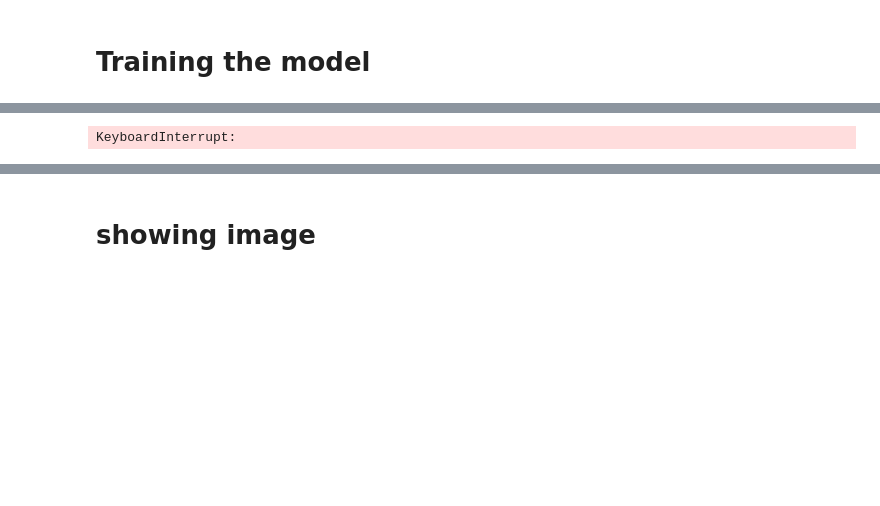
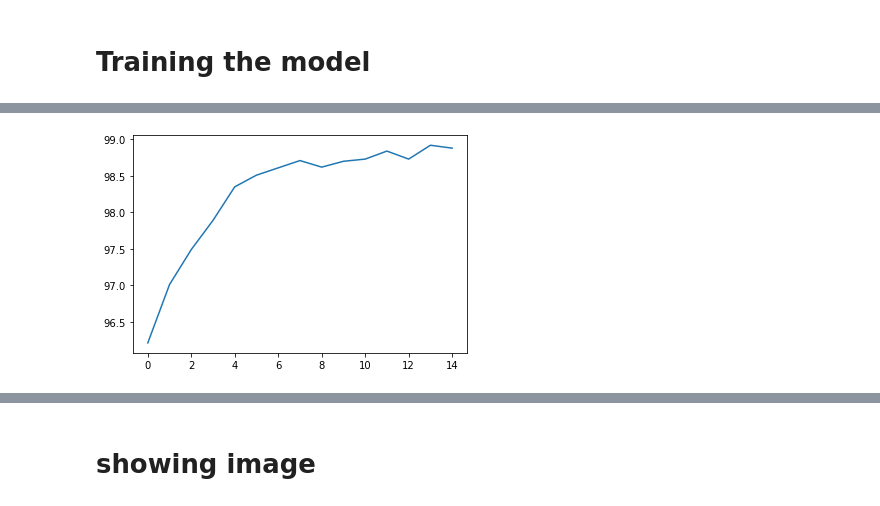
Before and after one commit to dinskutty/mnist_pytorch, a Jupyter notebook: mnist_1.ipynb, the cells around one changed output, grey strips where cells are left out. Saved outputs shown, nothing was run; the diff lists cells and outputs as text; code cells hidden in the pictures; blank space fills up the shorter version.

```diff
--- a/mnist_1.ipynb
+++ b/mnist_1.ipynb
@@ -98,5 +105,5 @@ device(type='cuda')
 # %% [markdown]
 # Training the model
 # %%
-lenet = train(30, device=device)
+lenet = train(15, device=device)
 # %% [output]
@@ -120,4 +127,4 @@ Epoch: 22 Accuracy : 98.83000183105469 %
-KeyboardInterrupt:
+[figure, added]
 # %%
 def predict_dl(model, data):
     y_pred = []
```
Also changed, not shown: parts of 8 cells of this notebook, 1 other file.
